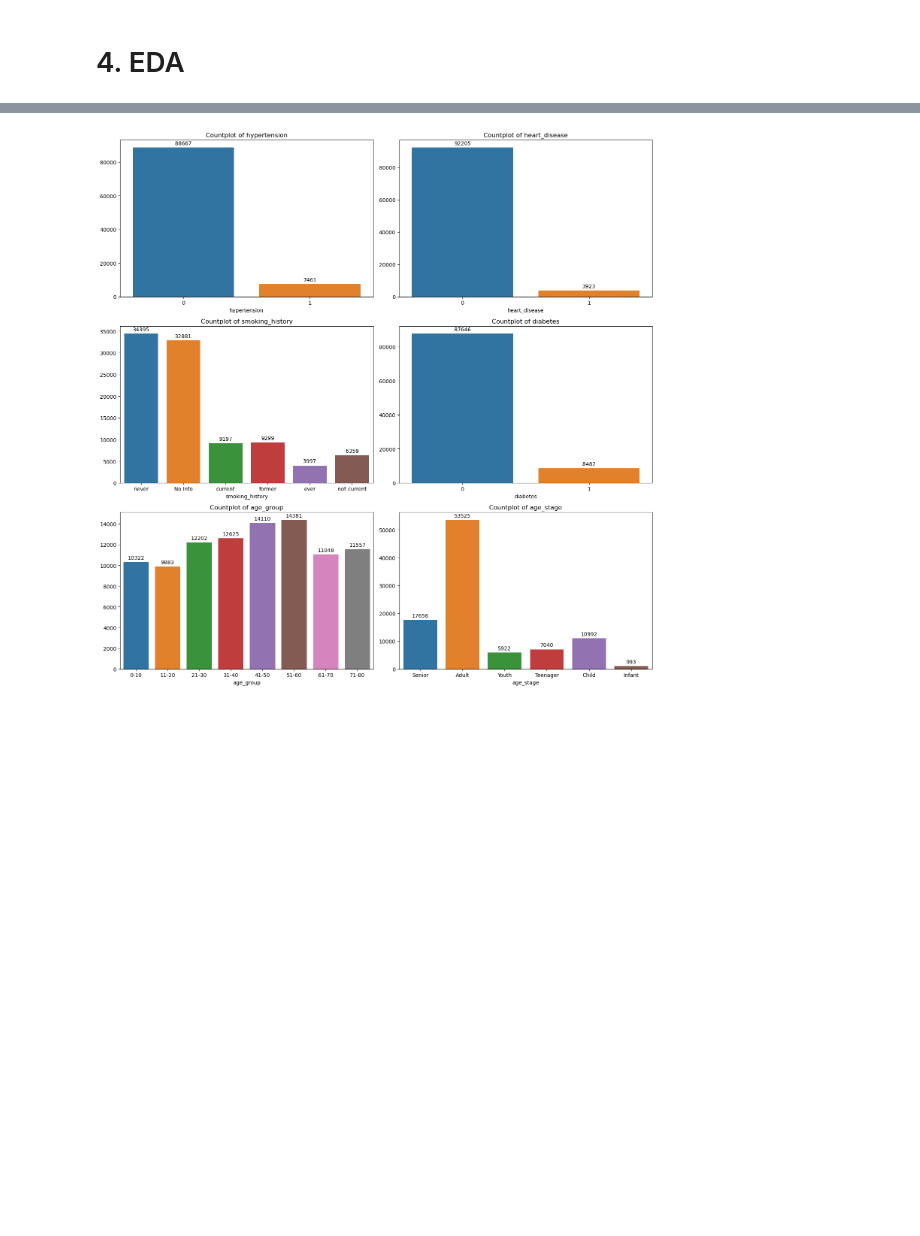
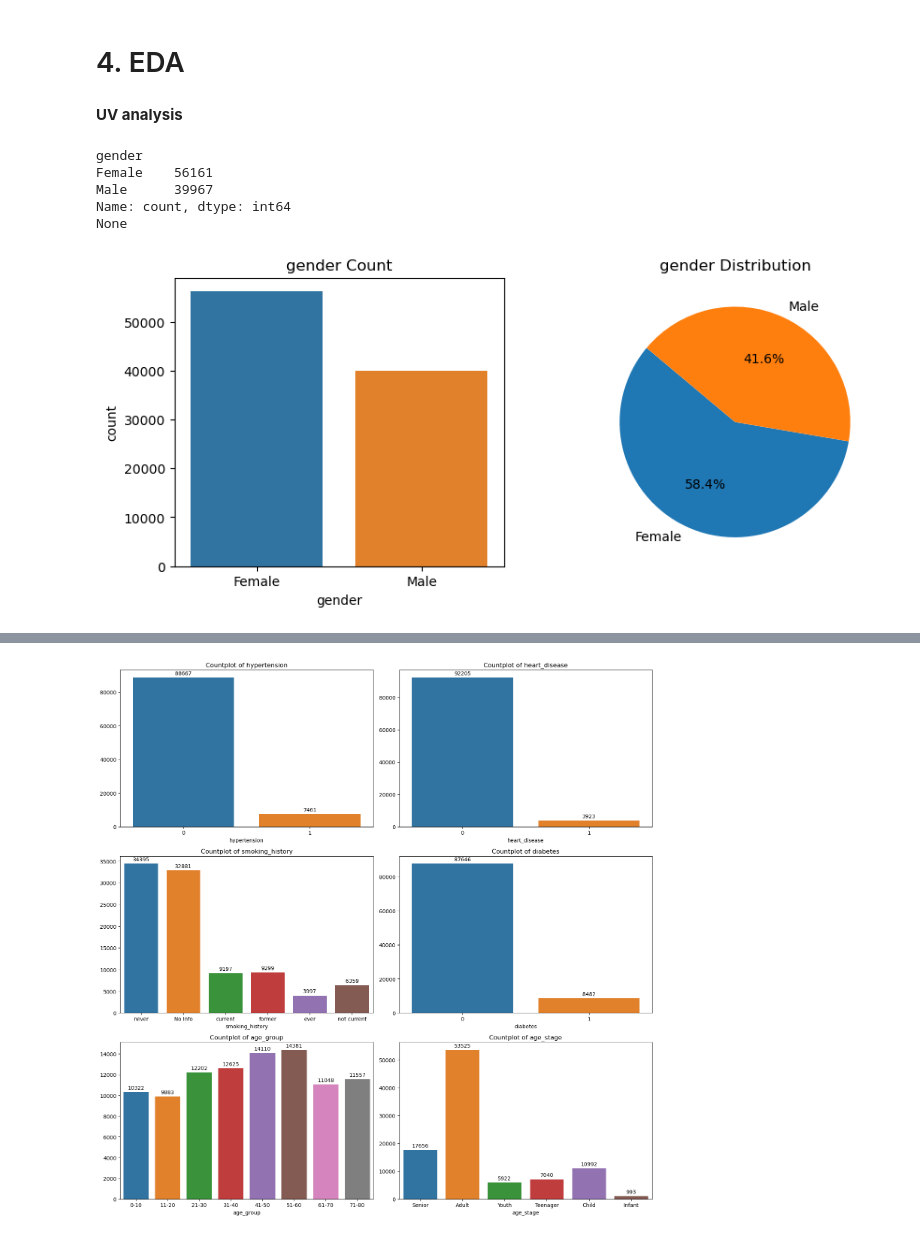
Before and after one commit to iktiyar/Practice-Project, a Jupyter notebook: Diabetes Prediction.ipynb, the cells around one changed output, grey strips where cells are left out. Cells and saved outputs as stored; diff of their text form; code cells hidden in the pictures; blank space fills up the shorter version.

Commit message:
uv analysis

```diff
--- a/Diabetes Prediction.ipynb
+++ b/Diabetes Prediction.ipynb
@@ -170,2 +172,25 @@ df.head()
 # %% [markdown]
 # 4. EDA
+# %% [markdown]
+**UV analysis**
+# %%
+def univariate_analysis(column):
+    counts = df[column].value_counts(normalize=True) * 100
+    print(df[column].value_counts())
+    plt.figure(figsize=(10,4))
+    plt.subplot(121)
+    sns.countplot(data=df,x=column)
+    plt.title(column+' Count')
+
+    plt.subplot(122)
+    plt.pie(counts,labels=counts.index,autopct='%1.1f%%',startangle=140)
+    plt.title(column+' Distribution')
+
+print(univariate_analysis('gender'))
+# %% [output]
+gender
+Female    56161
+Male      39967
+Name: count, dtype: int64
+None
+[figure, added]
```
Also changed, not shown: parts of 14 cells of this notebook.
